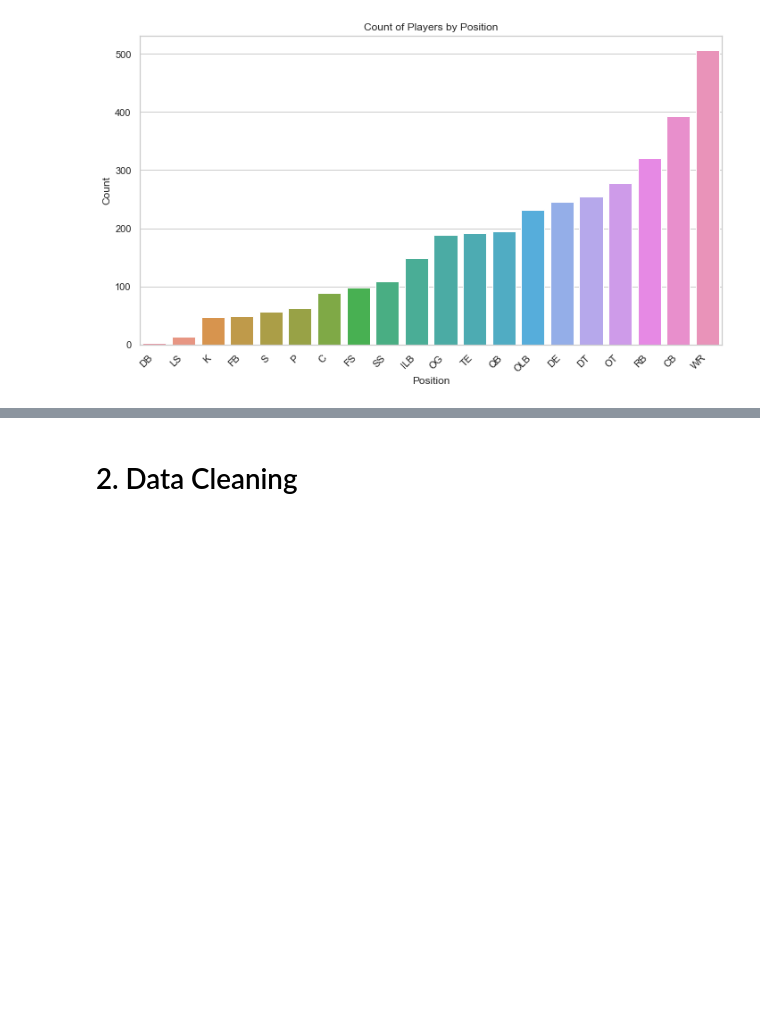
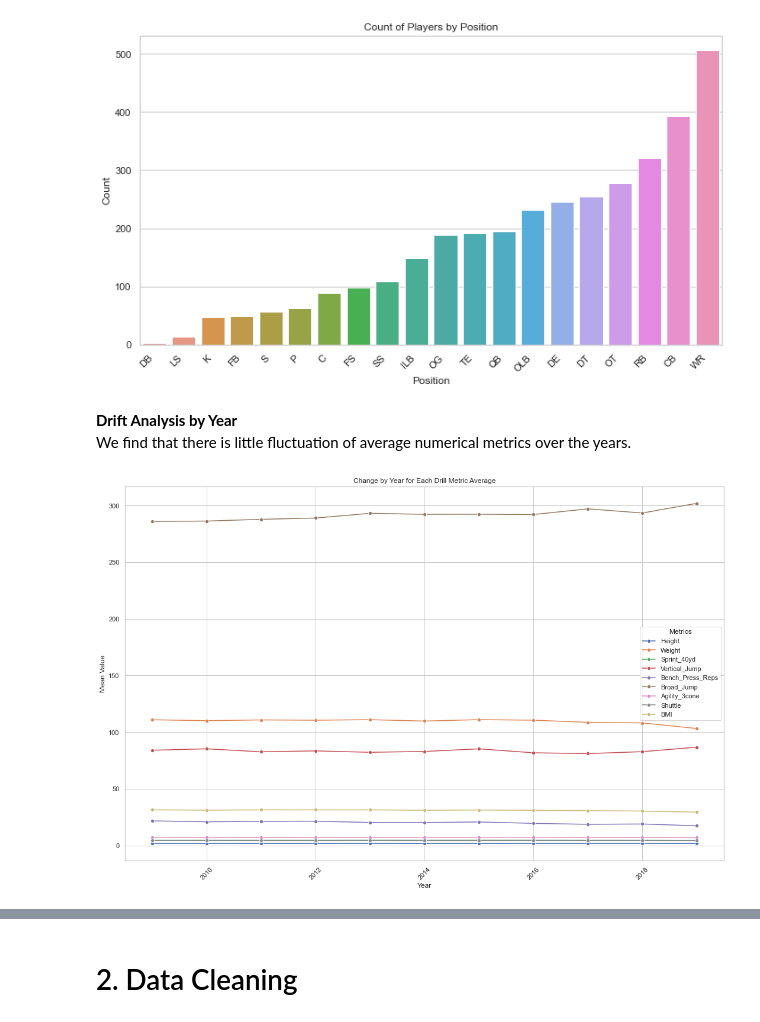
Before and after one commit to Gregcrooks75/NFL_analysis, a Jupyter notebook: NFL Project.ipynb, the cells around one changed output, grey strips where cells are left out. Cells and saved outputs as stored; diff of their text form; code cells hidden in the pictures; blank space fills up the shorter version.

```diff
--- a/NFL Project.ipynb
+++ b/NFL Project.ipynb
@@ -137,3 +161,31 @@ plt.tight_layout()  # Adjust layout to make room for rotated x-axis labels
 plt.show()
 # %% [output]
 [figure]
+# %% [markdown]
+<b>Drift Analysis by Year</b><br>We find that there is little fluctuation of average numerical metrics over the years.
+# %%
+z_score_columns = ['Height', 'Weight', 'Sprint_40yd',
+                   'Vertical_Jump', 'Bench_Press_Reps', 'Broad_Jump', 'Agility_3cone',
+                   'Shuttle', 'BMI']
+
+# Group by 'Year' and calculate the mean for each column
+yearly_z_means = df.groupby('Year')[z_score_columns].mean().reset_index()
+
+# Set the style for the plots
+sns.set(style="whitegrid")
+
+# Plot the change by year for each metric
+plt.figure(figsize=(15, 10))
+
+for col in z_score_columns:
+    sns.lineplot(data=yearly_z_means, x='Year', y=col, marker='o', label=col)
+
+plt.title('Change by Year for Each Drill Metric Average')
+plt.xlabel('Year')
+plt.ylabel('Mean Value')
+plt.legend(title='Metrics')
+plt.xticks(rotation=45)
+plt.tight_layout()
+plt.show()
+# %% [output]
+[figure, added]
```
Also changed, not shown: parts of 48 cells of this notebook.
